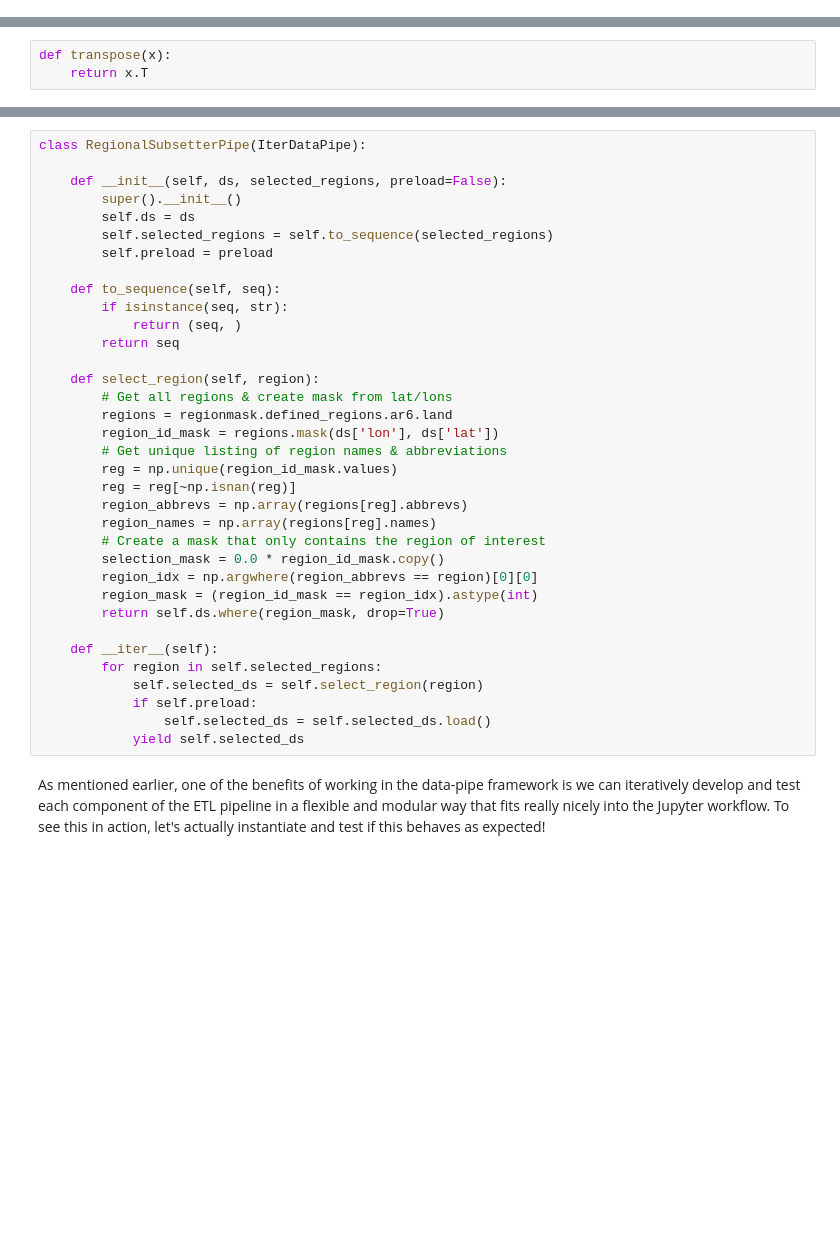
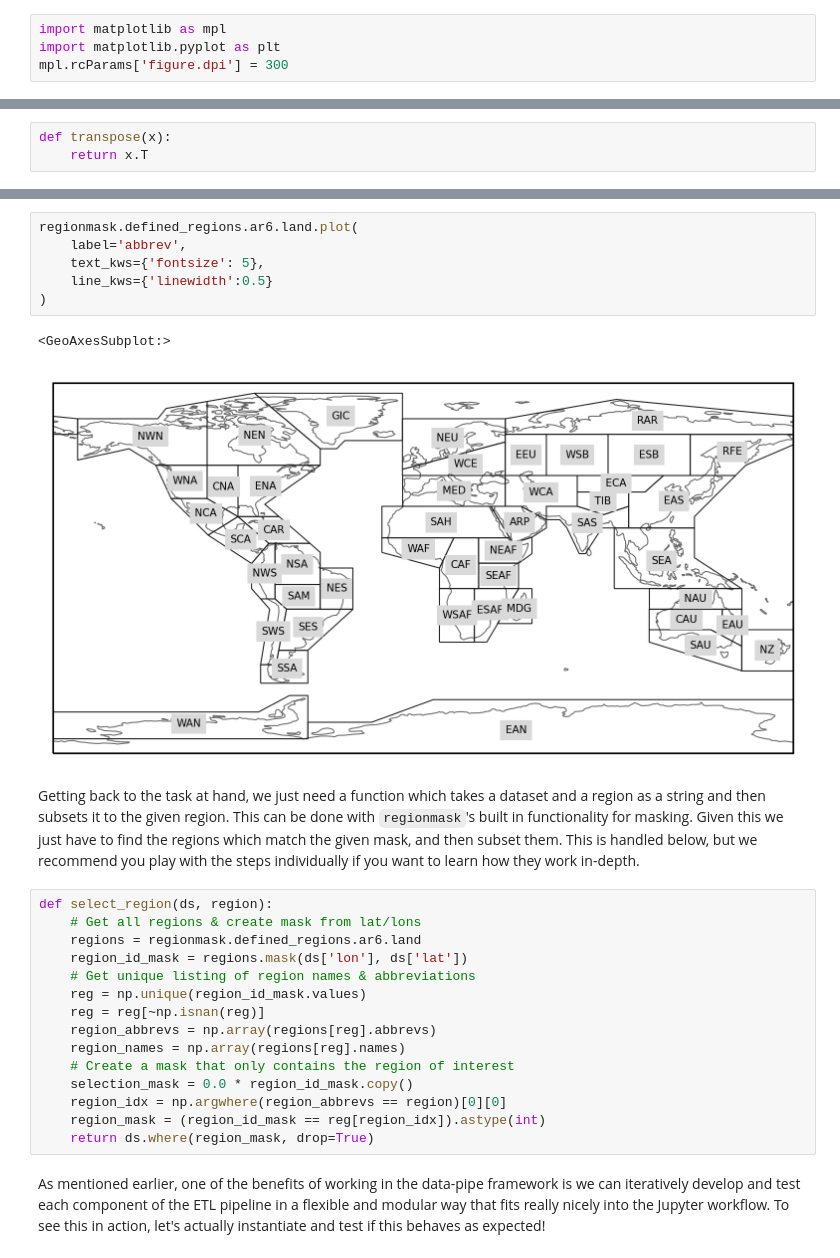
Before and after one commit to geo-smart/global_lstm_swe_modeling, a Jupyter notebook: book/1_background_and_data.ipynb, the cells around one changed output, grey strips where cells are left out. Drawn from its saved outputs; the diff is of its cells as text; blank space fills up the shorter version.

```diff
--- a/book/1_background_and_data.ipynb
+++ b/book/1_background_and_data.ipynb
@@ -58,6 +53,10 @@ from torch.utils.data import DataLoader
 warnings.filterwarnings('ignore')
 DEVICE = torch.device("cuda:0" if torch.cuda.is_available() else "cpu")
 DTYPE = torch.float32
+# %%
+import matplotlib as mpl
+import matplotlib.pyplot as plt
+mpl.rcParams['figure.dpi'] = 300
 # %% [markdown]
 # Opening the data
 
@@ -128,38 +181,29 @@ TODO: Further explanation of how the `select_region` method works....
+# %%
+regionmask.defined_regions.ar6.land.plot(
+    label='abbrev',
+    text_kws={'fontsize': 5},
+    line_kws={'linewidth':0.5}
+)
+# %% [output]
+<GeoAxesSubplot:>
+[figure, added]
+# %% [markdown]
+Getting back to the task at hand, we just need a function which takes a dataset and a region as a string and then subsets it to the given region. This can be done with `regionmask`'s built in functionality for masking. Given this we just have to find the regions which match the given mask, and then subset them. This is handled below, but we recommend you play with the steps individually if you want to learn how they work in-depth.
 # %%
-class RegionalSubsetterPipe(IterDataPipe):
-
-    def __init__(self, ds, selected_regions, preload=False):
-        super().__init__()
-        self.ds = ds
-        self.selected_regions = self.to_sequence(selected_regions)
-        self.preload = preload
-
-    def to_sequence(self, seq):
-        if isinstance(seq, str):
-            return (seq, )
-        return seq
-
-    def select_region(self, region):
-        # Get all regions & create mask from lat/lons
-        regions = regionmask.defined_regions.ar6.land
-        region_id_mask = regions.mask(ds['lon'], ds['lat'])
-        # Get unique listing of region names & abbreviations
-        reg = np.unique(region_id_mask.values)
-        reg = reg[~np.isnan(reg)]
-        region_abbrevs = np.array(regions[reg].abbrevs)
-        region_names = np.array(regions[reg].names)
-        # Create a mask that only contains the region of interest
-        selection_mask = 0.0 * region_id_mask.copy()
-        region_idx = np.argwhere(region_abbrevs == region)[0][0]
-        region_mask = (region_id_mask == region_idx).astype(int)
-        return self.ds.where(region_mask, drop=True)
-
-    def __iter__(self):
-        for region in self.selected_regions:
-            self.selected_ds = self.select_region(region)
-            if self.preload:
-                self.selected_ds = self.selected_ds.load()
-            yield self.selected_ds
+def select_region(ds, region):
+    # Get all regions & create mask from lat/lons
+    regions = regionmask.defined_regions.ar6.land
+    region_id_mask = regions.mask(ds['lon'], ds['lat'])
+    # Get unique listing of region names & abbreviations
+    reg = np.unique(region_id_mask.values)
+    reg = reg[~np.isnan(reg)]
+    region_abbrevs = np.array(regions[reg].abbrevs)
+    region_names = np.array(regions[reg].names)
+    # Create a mask that only contains the region of interest
+    selection_mask = 0.0 * region_id_mask.copy()
+    region_idx = np.argwhere(region_abbrevs == region)[0][0]
+    region_mask = (region_id_mask == reg[region_idx]).astype(int)
+    return ds.where(region_mask, drop=True)
 # %% [markdown]
 As mentioned earlier, one of the benefits of working in the data-pipe framework is we can iteratively develop and test each component of the ETL pipeline in a flexible and modular way that fits really nicely into the Jupyter workflow. To see this in action, let's actually instantiate and test if this behaves as expected!
 # %%
```
Also changed, not shown: parts of 39 cells of this notebook, 4 other files.
